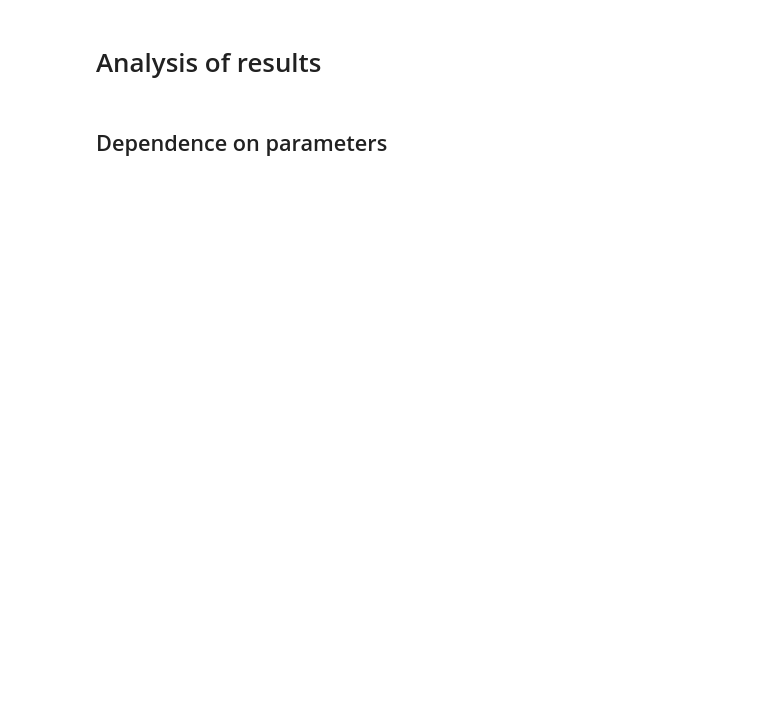
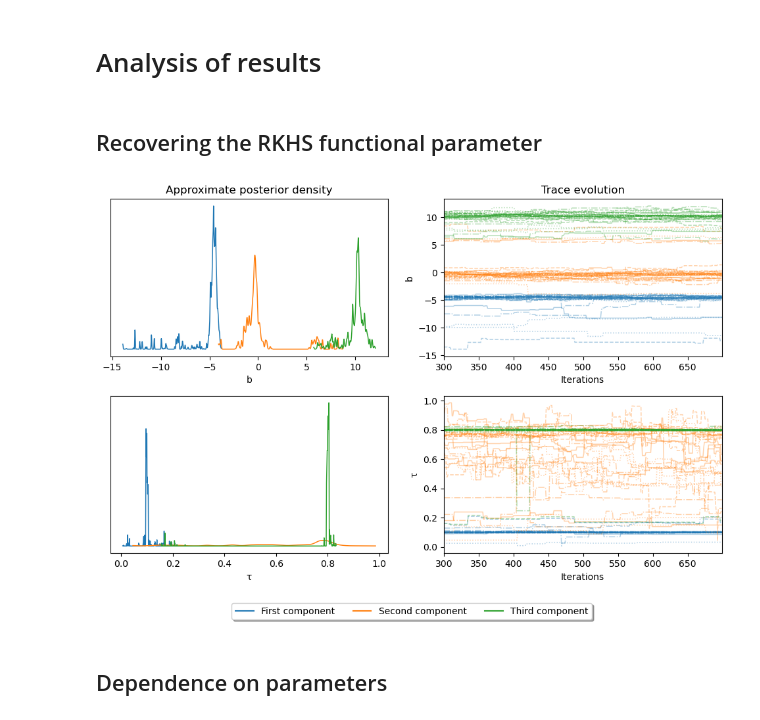
Before and after one commit to antcc/rk-bfr, a Jupyter notebook: demo_results_analysis.ipynb, the cells around one changed output. Drawn from its saved outputs; the diff is of its cells as text; code cells hidden in the pictures; blank space fills up the shorter version.

```diff
--- a/demo_results_analysis.ipynb
+++ b/demo_results_analysis.ipynb
@@ -186,3 +184,5 @@ def get_size_latex(width, fraction=1, subplots=(1, 1)):
     fig_height_in = fig_width_in * golden_ratio * (subplots[0] / subplots[1])
 
     return (fig_width_in, fig_height_in)
+# %% [markdown]
+## Recovering the RKHS functional parameter
@@ -189,3 +193,58 @@ def get_size_latex(width, fraction=1, subplots=(1, 1)):
+# %%
+# -- Load data
+
+with open(DIR_TRACE, "rb") as file:
+    idata_emcee = pickle.load(file)
+    n_vars = len(idata_emcee.posterior["theta"])
+# %%
+# -- Plot density and trace evolution
+
+labeller = {"β": "$b$", "τ": "$\\tau$"} if SAVE_FIG else {"β": "b", "τ": "τ"}
+components = {0: "First", 1: "Second", 2: "Third", 3: "Fourth"}
+
+# Figure
+fig, axs = plt.subplots(2, 2, figsize=(12, 7))
+az.plot_trace(idata_emcee, var_names=["β", "τ"], combined=True, axes=axs)
+plt.subplots_adjust(hspace=0.25)
+axs[0, 0].set_title("Approximate posterior density")
+axs[0, 1].set_title("Trace evolution")
+axs[1, 0].set_title("")
+axs[1, 1].set_title("")
+axs[0, 1].set_xlabel("Iterations")
+axs[1, 1].set_xlabel("Iterations")
+axs[1, 0].set_xlabel(labeller["τ"])
+axs[0, 0].set_xlabel(labeller["β"])
+axs[0, 1].set_ylabel(labeller["β"])
+axs[1, 1].set_ylabel(labeller["τ"])
+
+# Legend
+lines = [
+    Line2D([0], [0], label=components[i] + " component", color=COLORS(i))
+    for i in range(n_vars)
+]
+axs[1, 0].legend(
+    loc="lower center",
+    handles=lines,
+    ncol=n_vars,
+    fancybox=True,
+    shadow=True,
+    fontsize=legend_fontsize,
+    bbox_to_anchor=(1.085, -0.45),
+)
+
+if SAVE_FIG:
+    plt.rcParams.update({
+        "axes.labelsize": FONT_SIZE_LATEX - 3,
+        "xtick.labelsize": FONT_SIZE_LATEX,
+        "ytick.labelsize": FONT_SIZE_LATEX,
+    })
+    plt.savefig(
+        DIR_SAVE + os.path.basename(DIR_TRACE).split(".")[0] + ".pdf",
+        backend="pgf",
+        bbox_inches="tight",
+    )
+# %% [output]
+[figure, added]
 # %% [markdown]
 ## Dependence on parameters
 # %%
```
Also changed, not shown: parts of 13 cells of this notebook, 2 other files.
